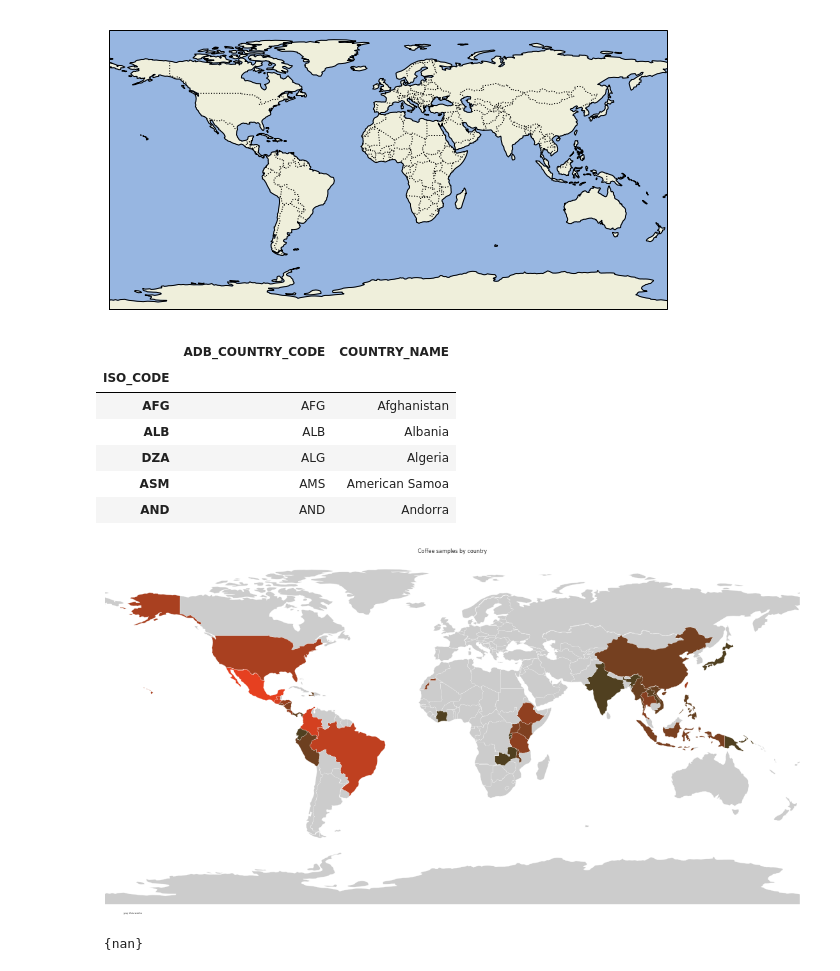
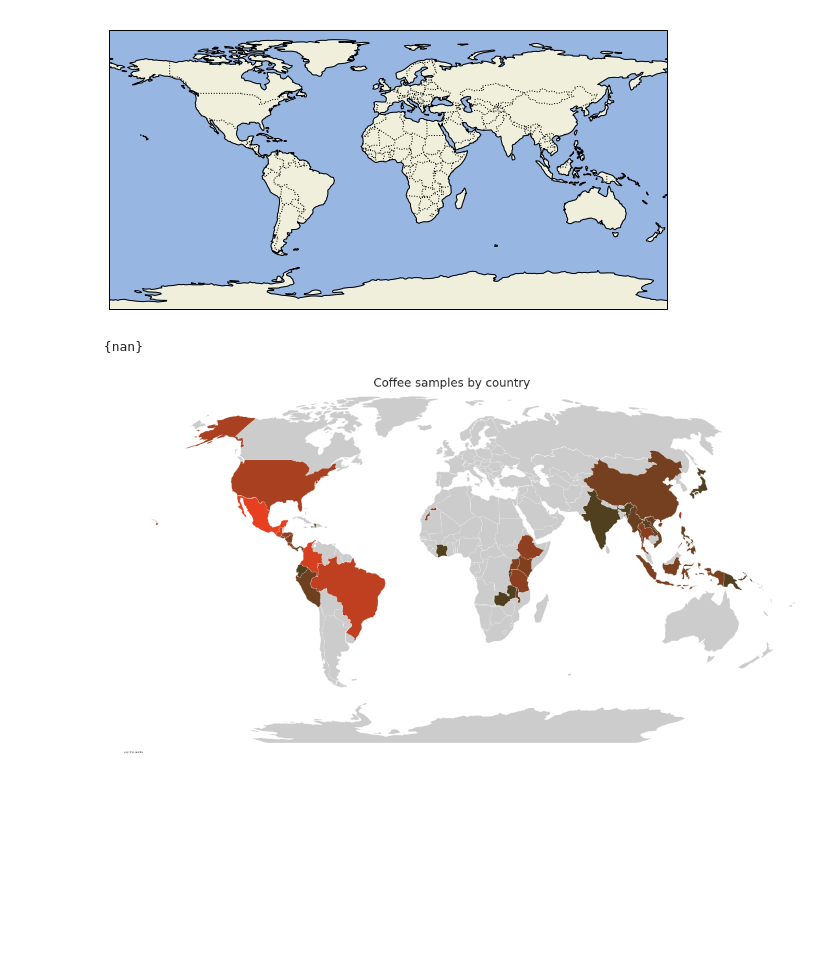
Before and after one commit to Evelyn-H/Data-Analysis-Course, a Jupyter notebook: Coffee Explorations.ipynb, the cells around one changed output. Cells and saved outputs as stored; diff of their text form; code cells hidden in the pictures; blank space fills up the shorter version.

```diff
--- a/Coffee Explorations.ipynb
+++ b/Coffee Explorations.ipynb
@@ -183,66 +183,58 @@ def plot_countries(df, column, projection, annotation, title, edgecolor):
             horizontalalignment='left', verticalalignment='center', fontsize=4,
             )
 
-    plt.title(title, fontsize=8)
+    plt.title(title, fontsize=18)
 
     title = 'maps/'+title+'.png'
     # plt.savefig(title, bbox_inches='tight', pad_inches=.2, dpi=300)
     # print('Saved: {}'.format(title))
-# %%
-df_countries = pd.read_csv('countries.csv', index_col='ISO_CODE')
-df_countries.head()
-# %% [output]
-|  | ADB_COUNTRY_CODE | COUNTRY_NAME |
-| ISO_CODE |  |  |
-| AFG | AFG | Afghanistan |
-| ALB | ALB | Albania |
-| DZA | ALG | Algeria |
-| ASM | AMS | American Samoa |
-| AND | AND | Andorra |
+# %%
+df_countries = pd.read_csv('countries.csv', index_col='ISO_CODE')
+df_countries.head()
+
+# Confirm all countries in coffee dataset exist within full country dataset.
+coffee_countries = df.country_of_origin.values
+all_countries = df_countries['COUNTRY_NAME'].values
+
+wrong_name = set([c for c in coffee_countries if c not in all_countries])
+
+print("\n\n", wrong_name)
+# %% [output]
+ {nan}
 # %%
 # g.axes[0].legend()
-projection = crss.PlateCarree()
+projection = crss.Robinson()
 colors = ['#ff2222', '#550055']
 title='Coffee samples by country'
 
 df.country_of_origin = df.country_of_origin.replace({
     'Tanzania, United Republic Of': 'Tanzania',
     'Cote d?Ivoire': 'Cote d\'Ivoire',
     'United States (Puerto Rico)': 'United States of America',
     'United States (Hawaii)': 'United States of America',
     'United States': 'United States of America',
 })
 
 df_countries = df_countries.copy()
 
 counts = df.country_of_origin.value_counts().to_dict()
 min_count = min(counts.values())
 max_count = max(counts.values())
 def color(name):
     if not name in df.country_of_origin.values:
         return "#cccccc"
 
     pct = (counts[name] - min_count) / (max_count - min_count)
 #     pct = max(0, min(pct * 120 + 80, 255))
     pct = max(0, min(pct**0.5 * 150 + 80, 255))
     color = f"#{'{:02X}'.format(int(pct))}4020"
     return color
 
 df_countries['color'] = df_countries['COUNTRY_NAME'].apply(color)
 
 annotation='yay this works'
 edgecolor='white'
 
-plot_countries(df_countries, 'color', projection,annotation,title,edgecolor='white')
+plot_countries(df_countries, 'color', projection, annotation, title, edgecolor='white')
 # %% [output]
-[figure, old version]
+[figure, new version]
-# %%
-# Confirm all countries in coffee dataset exist within full country dataset.
-coffee_countries = df.country_of_origin.values
-all_countries = df_countries['COUNTRY_NAME'].values
-
-wrong_name = set([c for c in coffee_countries if c not in all_countries])
-
-print("\n\n", wrong_name)
-# %% [output]
- {nan}
```
